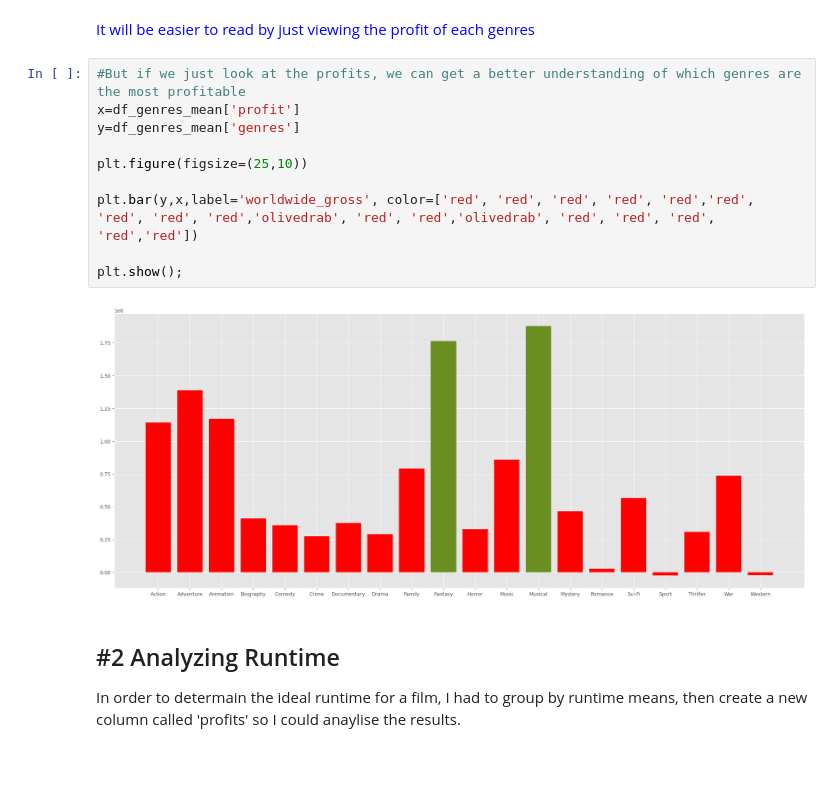
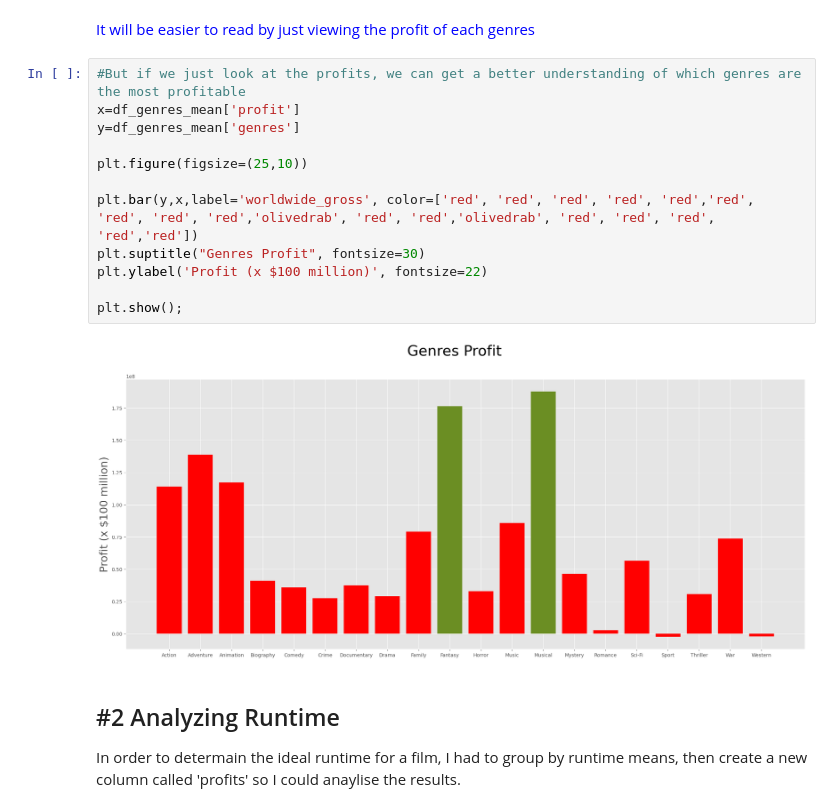
Before and after one commit to Warren-Morelli/-Movie-Analysis-for-Microsoft, a Jupyter notebook: Final Notebook, Factors That Determine a Successful Film.ipynb, the cells around one changed output. Cells and saved outputs as stored; diff of their text form; blank space fills up the shorter version.

```diff
--- a/Final Notebook, Factors That Determine a Successful Film.ipynb
+++ b/Final Notebook, Factors That Determine a Successful Film.ipynb
@@ -292,15 +292,17 @@ plt.show();
 # %%
 #But if we just look at the profits, we can get a better understanding of which genres are the most profitable
 x=df_genres_mean['profit']
 y=df_genres_mean['genres']
 
 plt.figure(figsize=(25,10))
 
 plt.bar(y,x,label='worldwide_gross', color=['red', 'red', 'red', 'red', 'red','red', 'red', 'red', 'red','olivedrab', 'red', 'red','olivedrab', 'red', 'red', 'red', 'red','red'])
+plt.suptitle("Genres Profit", fontsize=30)
+plt.ylabel('Profit (x $100 million)', fontsize=22)
 
 plt.show();
 # %% [output]
-[figure, old version]
+[figure, new version]
 # %% [markdown]
 ## #2 Analyzing Runtime
 In order to determain the ideal runtime for a film, I had to group by runtime means, then create a new column called 'profits' so I could anaylise the results.
```
Also changed, not shown: parts of 9 cells of this notebook, 5 other files.
